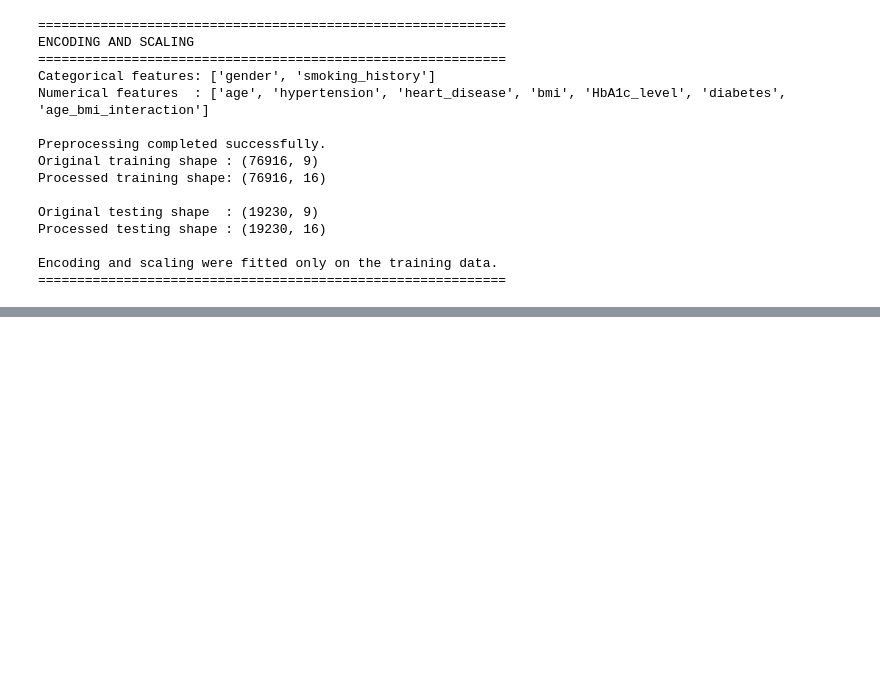
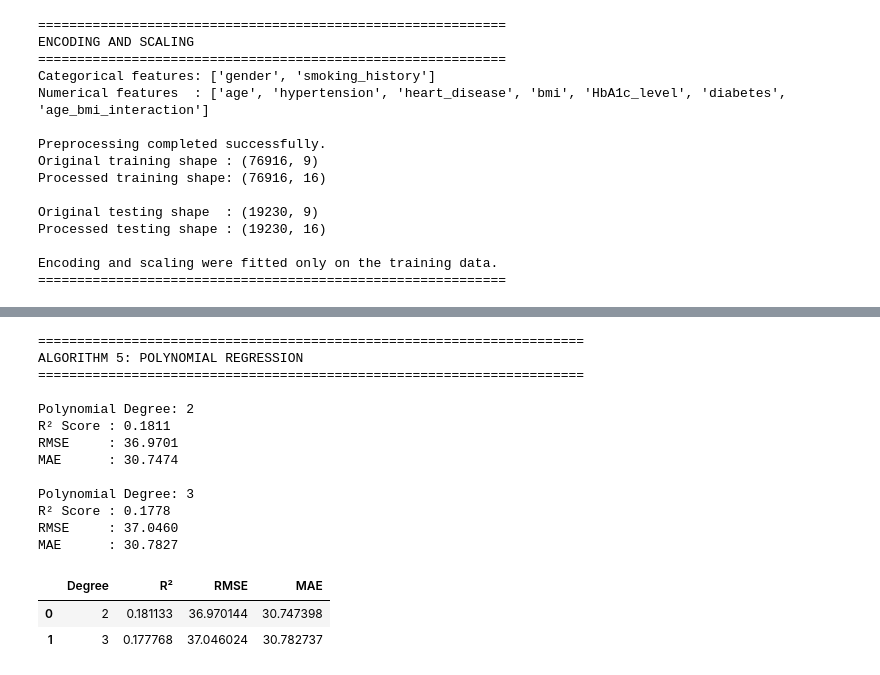
Before and after one commit to renexaan/glucotrack, a Jupyter notebook: notebooks/regression.ipynb, the cells around one changed output, grey strips where cells are left out. Cells and saved outputs as stored; diff of their text form; code cells hidden in the pictures; blank space fills up the shorter version.

Commit message:
Add first five regression models

```diff
--- a/notebooks/regression.ipynb
+++ b/notebooks/regression.ipynb
@@ -754,0 +976,80 @@ Encoding and scaling were fitted only on the training data.
+# %%
+# ALGORITHM 5: POLYNOMIAL REGRESSION
+# Compare Polynomial Degrees
+
+print("=" * 70)
+print("ALGORITHM 5: POLYNOMIAL REGRESSION")
+print("=" * 70)
+
+degrees = [2, 3]
+
+polynomial_results = []
+
+for degree in degrees:
+
+    polynomial_model = Pipeline([
+        (
+            "polynomial_features",
+            PolynomialFeatures(
+                degree=degree,
+                include_bias=False
+            )
+        ),
+        (
+            "linear_regression",
+            LinearRegression()
+        )
+    ])
+
+    polynomial_model.fit(
+        X_train_processed,
+        y_train
+    )
+
+    y_pred_poly = polynomial_model.predict(
+        X_test_processed
+    )
+
+    r2 = r2_score(y_test, y_pred_poly)
+    rmse = np.sqrt(
+        mean_squared_error(y_test, y_pred_poly)
+    )
+    mae = mean_absolute_error(
+        y_test,
+        y_pred_poly
+    )
+
+    polynomial_results.append({
+        "Degree": degree,
+        "R²": r2,
+        "RMSE": rmse,
+        "MAE": mae
+    })
+
+    print(f"\nPolynomial Degree: {degree}")
+    print(f"R² Score : {r2:.4f}")
+    print(f"RMSE     : {rmse:.4f}")
+    print(f"MAE      : {mae:.4f}")
+
+polynomial_results_df = pd.DataFrame(
+    polynomial_results
+)
+
+display(polynomial_results_df)
+# %% [output]
+======================================================================
+ALGORITHM 5: POLYNOMIAL REGRESSION
+======================================================================
+
+Polynomial Degree: 2
+R² Score : 0.1811
+RMSE     : 36.9701
+MAE      : 30.7474
+
+Polynomial Degree: 3
+R² Score : 0.1778
+RMSE     : 37.0460
+MAE      : 30.7827
+|  | Degree | R² | RMSE | MAE |
+| 0 | 2 | 0.181133 | 36.970144 | 30.747398 |
+| 1 | 3 | 0.177768 | 37.046024 | 30.782737 |
```
Also changed, not shown: parts of 18 cells of this notebook.
